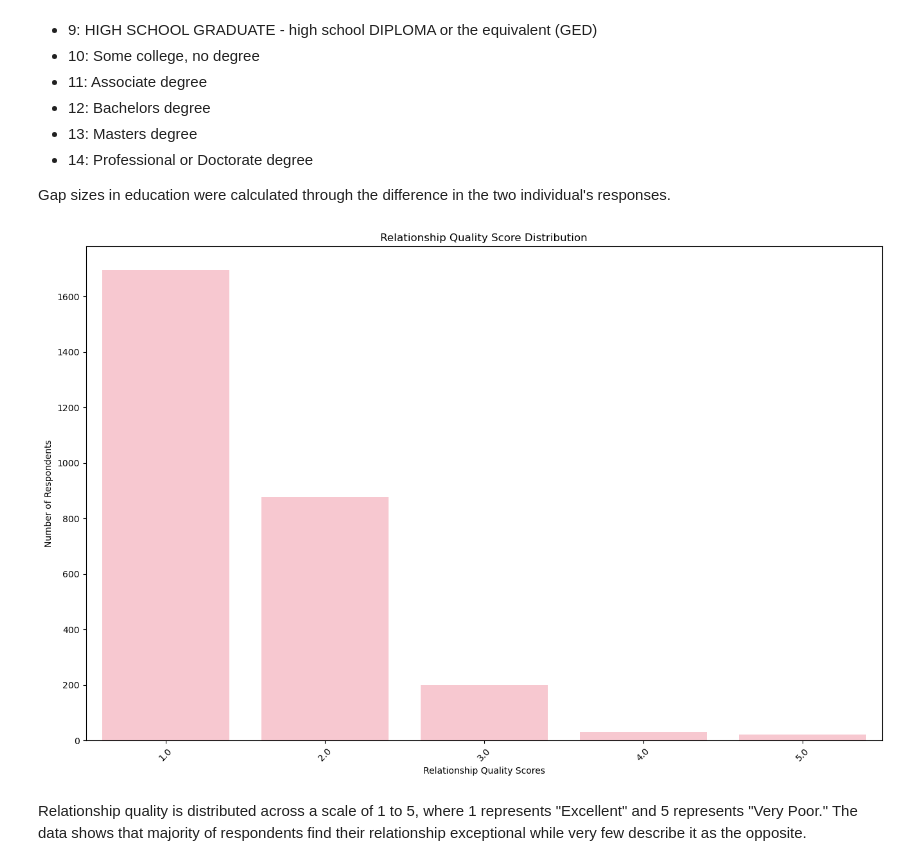
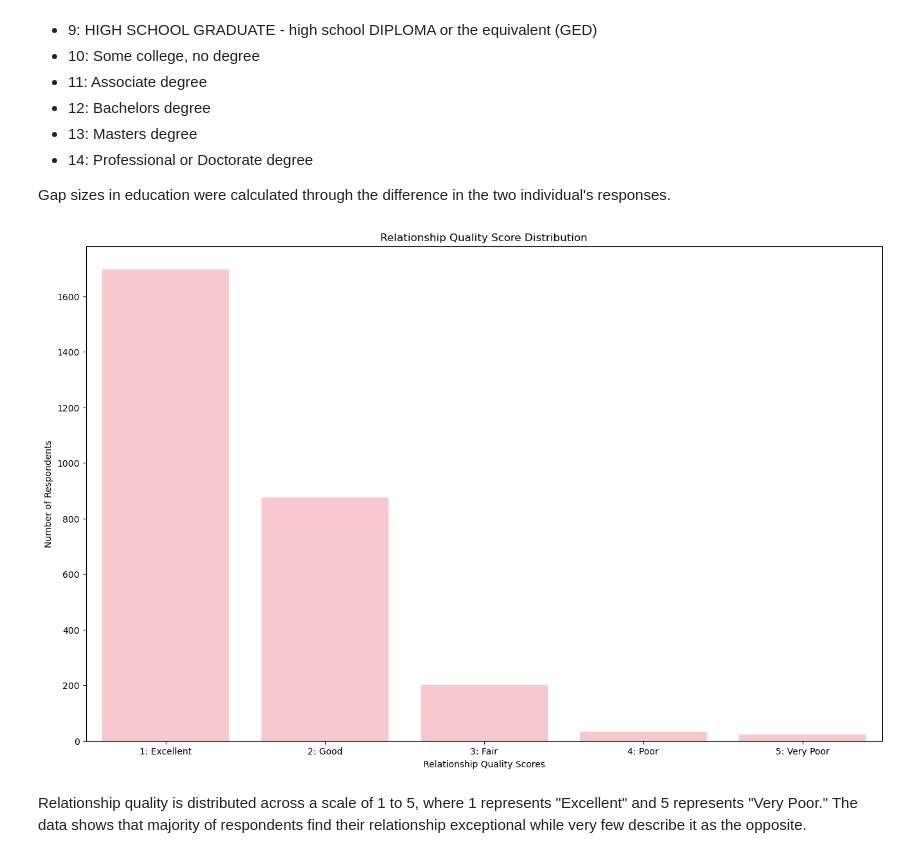
Before and after one commit to jammyegg/COGS-108-Final-Project, a Jupyter notebook: FinalProject_Group153-FA24.ipynb, the cells around one changed output. Saved outputs shown, nothing was run; the diff lists cells and outputs as text; code cells hidden in the pictures.

```diff
--- a/FinalProject_Group153-FA24.ipynb
+++ b/FinalProject_Group153-FA24.ipynb
@@ -289,14 +289,18 @@ Gap sizes in education were calculated through the difference in the two individ
 # %%
 # Distribution of Relationship Quality Scores
 
 # Visualize relationship quality scores for any potential outliers
 quality_distribution = sns.countplot(data=subset_df, x='Quality of Relationship', color='pink')
 plt.title('Relationship Quality Score Distribution')
 plt.xlabel('Relationship Quality Scores')
 plt.ylabel('Number of Respondents')
-plt.xticks(rotation=45);
+quality_distribution.set_xticklabels(('1: Excellent',
+                  '2: Good',
+                  '3: Fair',
+                  '4: Poor',
+                  '5: Very Poor'));
 # %% [output]
-[figure, old version]
+[figure, new version]
 # %% [markdown]
 Relationship quality is distributed across a scale of 1 to 5, where 1 represents "Excellent" and 5 represents "Very Poor." The data shows that majority of respondents find their relationship exceptional while very few describe it as the opposite.
 # %% [markdown]
```
